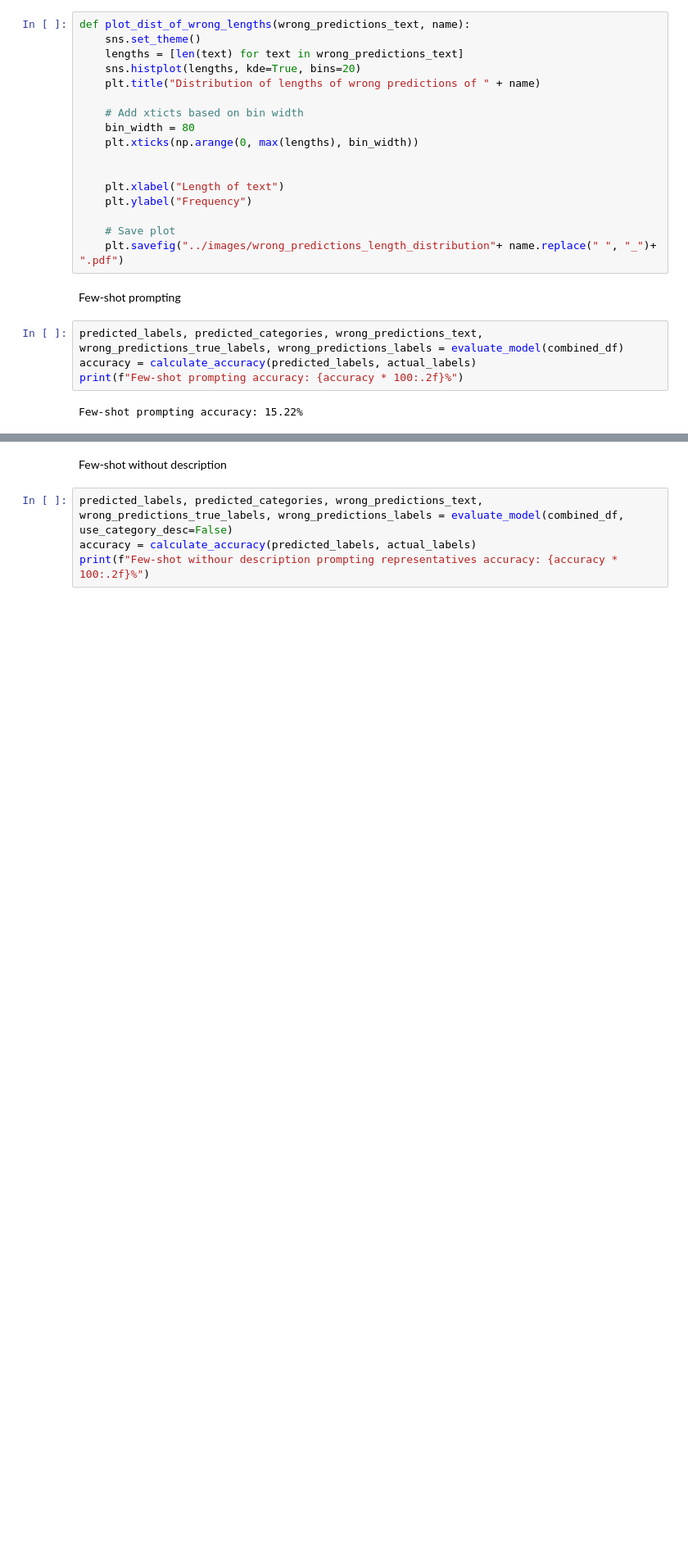
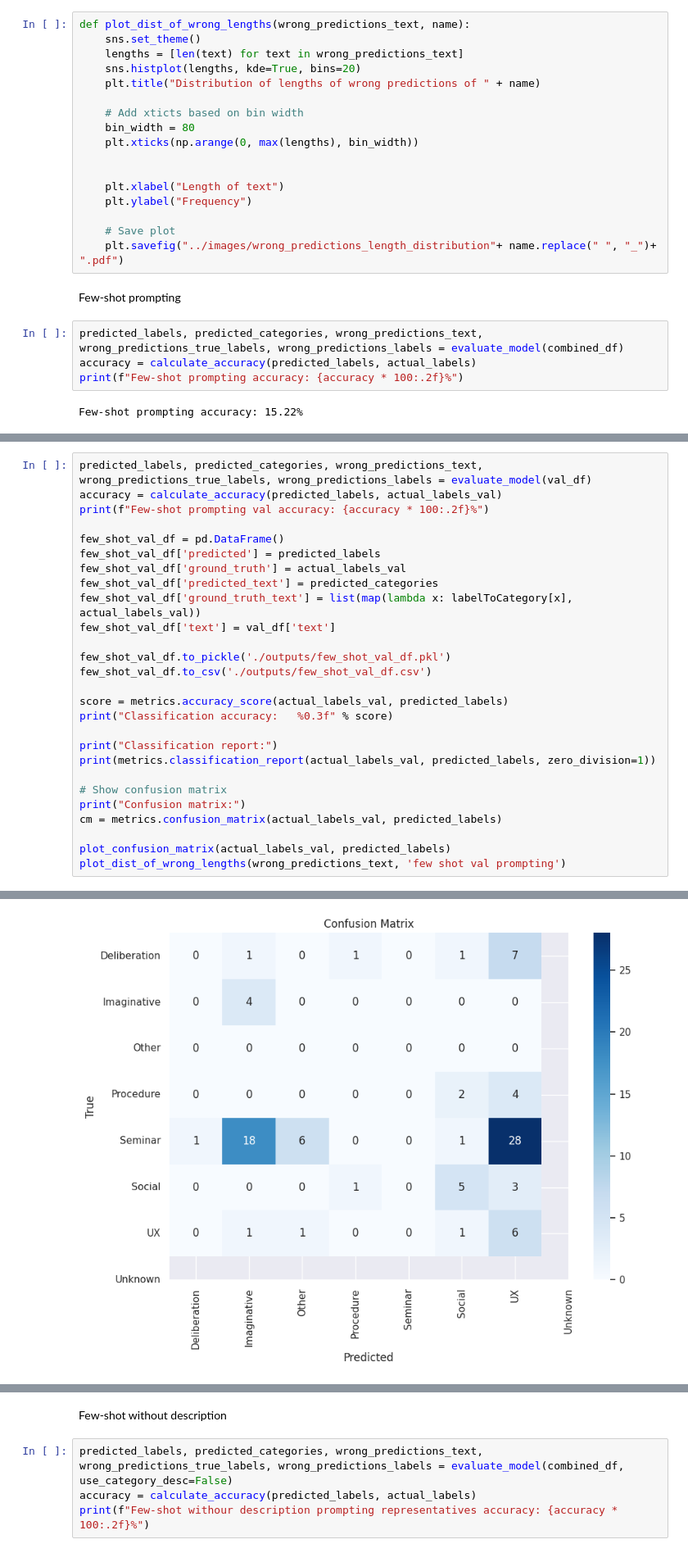
Before and after one commit to UL-FRI-NLP-2023-2024/ul-fri-nlp-course-project-azb, a Jupyter notebook: prompt_tuning/prompt_tuning.ipynb, the cells around one changed output, grey strips where cells are left out. Shown at 82% size. Drawn from its saved outputs; the diff is of its cells as text; blank space fills up the shorter version.

```diff
--- a/prompt_tuning/prompt_tuning.ipynb
+++ b/prompt_tuning/prompt_tuning.ipynb
@@ -551,0 +585,28 @@ plot_dist_of_wrong_lengths(wrong_predictions_text, 'few shot prompting')
+# %%
+predicted_labels, predicted_categories, wrong_predictions_text, wrong_predictions_true_labels, wrong_predictions_labels = evaluate_model(val_df)
+accuracy = calculate_accuracy(predicted_labels, actual_labels_val)
+print(f"Few-shot prompting val accuracy: {accuracy * 100:.2f}%")
+
+few_shot_val_df = pd.DataFrame()
+few_shot_val_df['predicted'] = predicted_labels
+few_shot_val_df['ground_truth'] = actual_labels_val
+few_shot_val_df['predicted_text'] = predicted_categories
+few_shot_val_df['ground_truth_text'] = list(map(lambda x: labelToCategory[x], actual_labels_val))
+few_shot_val_df['text'] = val_df['text']
+
+few_shot_val_df.to_pickle('./outputs/few_shot_val_df.pkl')
+few_shot_val_df.to_csv('./outputs/few_shot_val_df.csv')
+
+score = metrics.accuracy_score(actual_labels_val, predicted_labels)
+print("Classification accuracy:   %0.3f" % score)
+
+print("Classification report:")
+print(metrics.classification_report(actual_labels_val, predicted_labels, zero_division=1))
+
+# Show confusion matrix
+print("Confusion matrix:")
+cm = metrics.confusion_matrix(actual_labels_val, predicted_labels)
+
+plot_confusion_matrix(actual_labels_val, predicted_labels)
+plot_dist_of_wrong_lengths(wrong_predictions_text, 'few shot val prompting')
+# %% [output]
@@ -551,0 +631 @@ plot_dist_of_wrong_lengths(wrong_predictions_text, 'few shot prompting')
+[figure, added]
```
Also changed, not shown: parts of 27 cells of this notebook, 18 other files.
